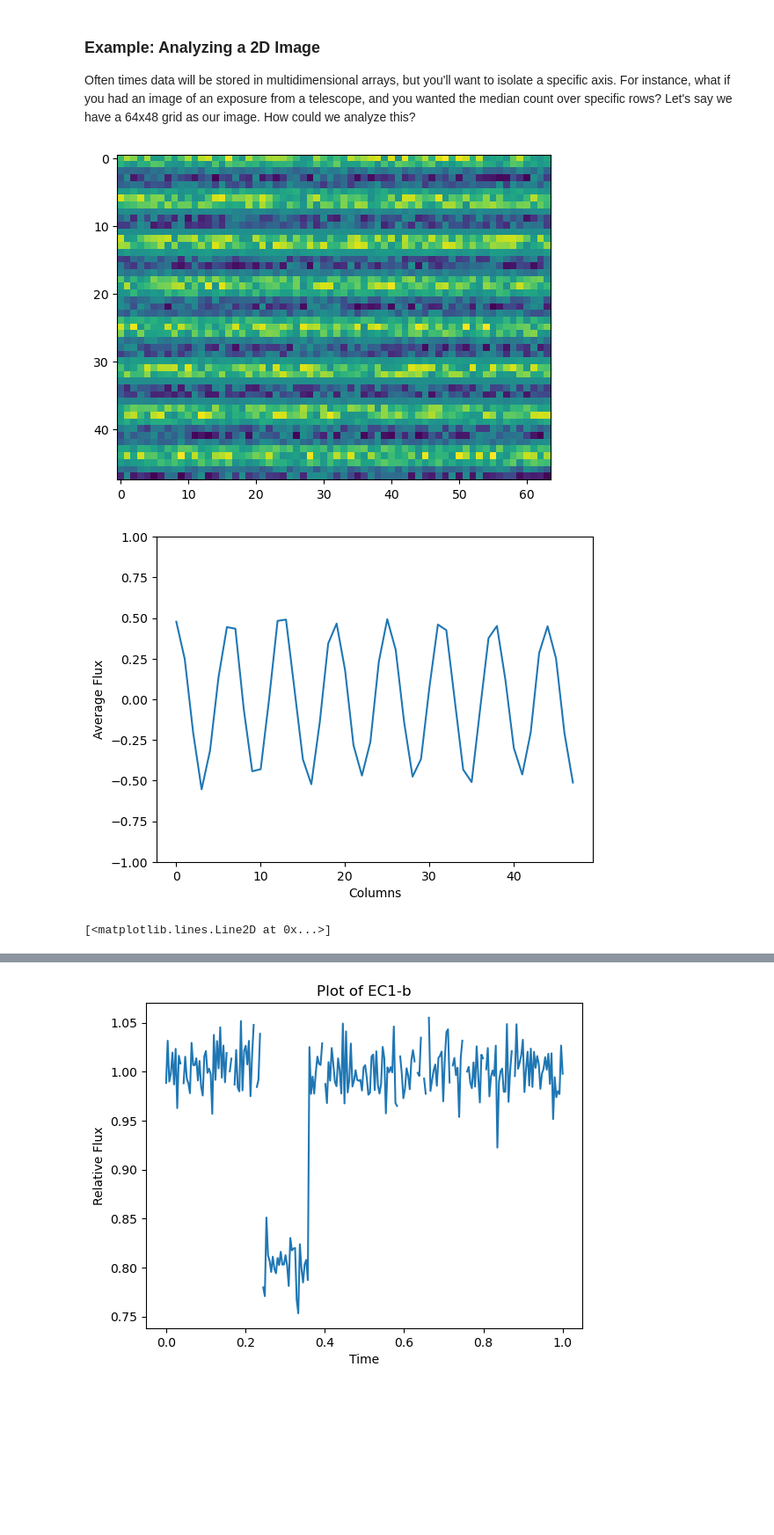
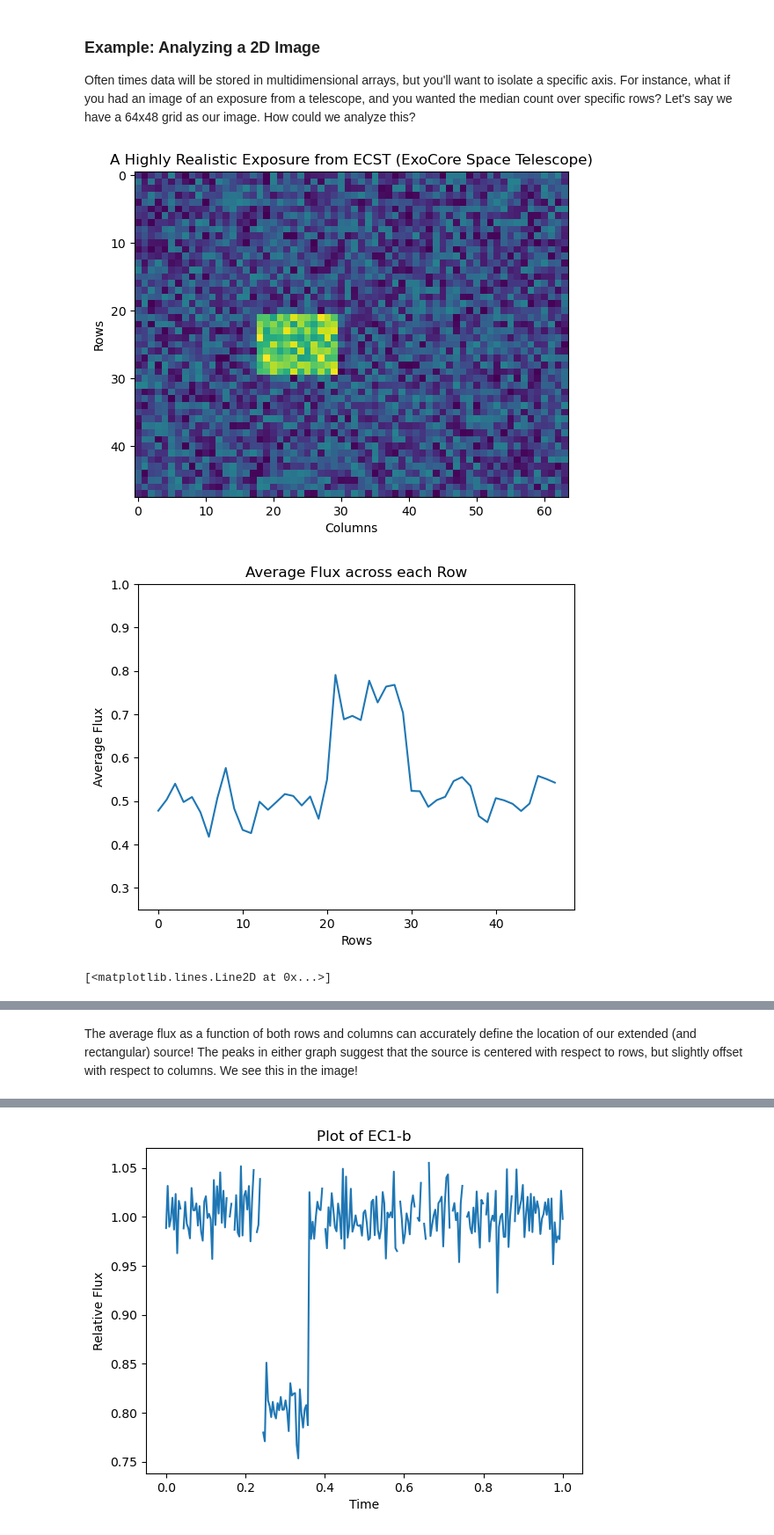
Before and after one commit to AstroMusers/ExoCore, a Jupyter notebook: ExoCore/Data_Structures/Numpy.ipynb, the cells around one changed output, grey strips where cells are left out. Shown: that part at 88% size. Drawn from its saved outputs; the diff is of its cells as text; code cells hidden in the pictures; blank space fills up the shorter version.

```diff
--- a/ExoCore/Data_Structures/Numpy.ipynb
+++ b/ExoCore/Data_Structures/Numpy.ipynb
@@ -118,42 +157,50 @@ Often times data will be stored in multidimensional arrays, but you'll want to i
 # %%
 from matplotlib import pyplot as plt
 
-image = np.ones((48, 64), dtype=float)
+#Start with random noise on a 48 x 64 grid
+image = np.random.rand(48, 64)
 
-## Creating the image
+## Creating insert the signal into the image
 for rows, value in enumerate(image):
     for columns, value in enumerate(value):
-        image[rows][columns] = image[rows][columns]*np.random.random()*(np.cos(rows))
+        if columns > 17 and columns < 30 and rows > 20 and rows < 30:
+            image[rows][columns] += 1.25
+
 
 average_flux_columns = []
 average_flux_rows = []
 #The first for loop will have a 1D, 64 long array as the variable 'rows,' which we take the average of and append to our list above
 for rows in image:
     average_flux_rows.append(np.average(rows))
 
 #Here's a trick: to iterate over columns instead of rows, simply use the 'array.T' method, which transposes your array. That is, rows become columns, and vice versa
 #and the dimensionality changes from 48x64 --> 64x48
 for columns in image.T:
     average_flux_columns.append(np.average(columns))
 
 ##Show our image
 plt.imshow(image)
+plt.title('A Highly Realistic Exposure from ECST (ExoCore Space Telescope)')
+plt.xlabel('Columns')
+plt.ylabel('Rows')
 plt.show()
 plt.clf()
 
 ##Show the average flux of the rows as a function of columns
-plt.ylim(-1, 1)
+plt.ylim(0.25, 1)
 plt.plot(range(0, len(average_flux_rows)), average_flux_rows)
+plt.title('Average Flux across each Row')
 plt.ylabel('Average Flux')
-plt.xlabel('Columns')
+plt.xlabel('Rows')
 plt.show()
 
 ##Show average flux of the columns as a function of rows
-plt.ylim(-1, 1)
+plt.ylim(0.25, 1)
+plt.title('Average Flux across each Column')
 plt.ylabel('Average Flux')
-plt.xlabel('Rows')
+plt.xlabel('Columns')
 plt.plot(range(0, len(average_flux_columns)), average_flux_columns)
 # %% [output]
-[figure, old version]
+[figure, new version]
-[figure, old version]
+[figure, new version]
 [<matplotlib.lines.Line2D at 0x...>]
@@ -161,2 +208,4 @@ plt.plot(range(0, len(average_flux_columns)), average_flux_columns)
+# %% [markdown]
+The average flux as a function of both rows and columns can accurately define the location of our extended (and rectangular) source! The peaks in either graph suggest that the source is centered with respect to rows, but slightly offset with respect to columns. We see this in the image!
 # %% [markdown]
 ### Handling NANS
```
Also changed, not shown: parts of 7 cells of this notebook.
